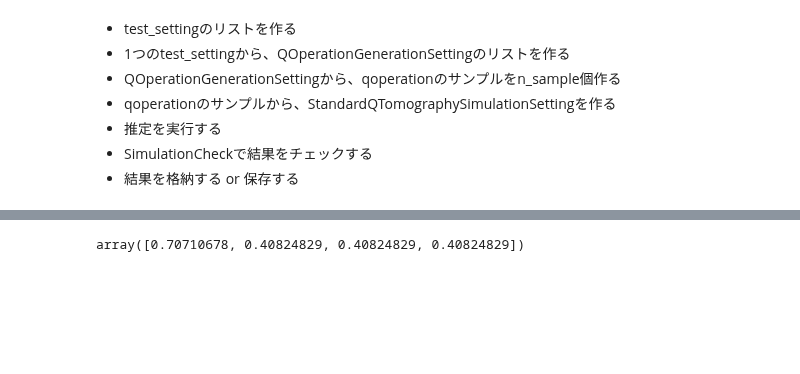
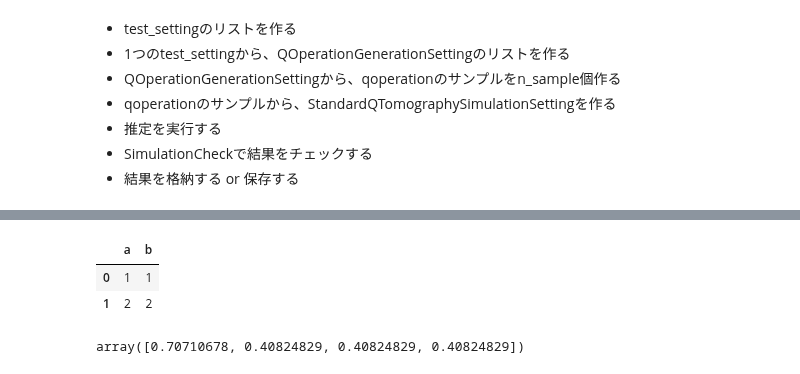
Before and after one commit to tknrsgym/quara, a Jupyter notebook: tutorials/tutorial_for_random_test.ipynb, the cells around one changed output, grey strips where cells are left out. Saved outputs shown, nothing was run; the diff lists cells and outputs as text; code cells hidden in the pictures; blank space fills up the shorter version.

```diff
--- a/tutorials/tutorial_for_random_test.ipynb
+++ b/tutorials/tutorial_for_random_test.ipynb
@@ -468,3 +491,11 @@ Case 4: Maximum-Likelihood (True)
+# %%
+data = [dict(a=1, b=1), dict(a=2, b=2)]
+
+pd.DataFrame(data)
+# %% [output]
+|  | a | b |
+| 0 | 1 | 1 |
+| 1 | 2 | 2 |
 # %%
 # setup system
 e_sys = ElementalSystem(0, get_normalized_pauli_basis())
```
Also changed, not shown: parts of 5 cells of this notebook.
